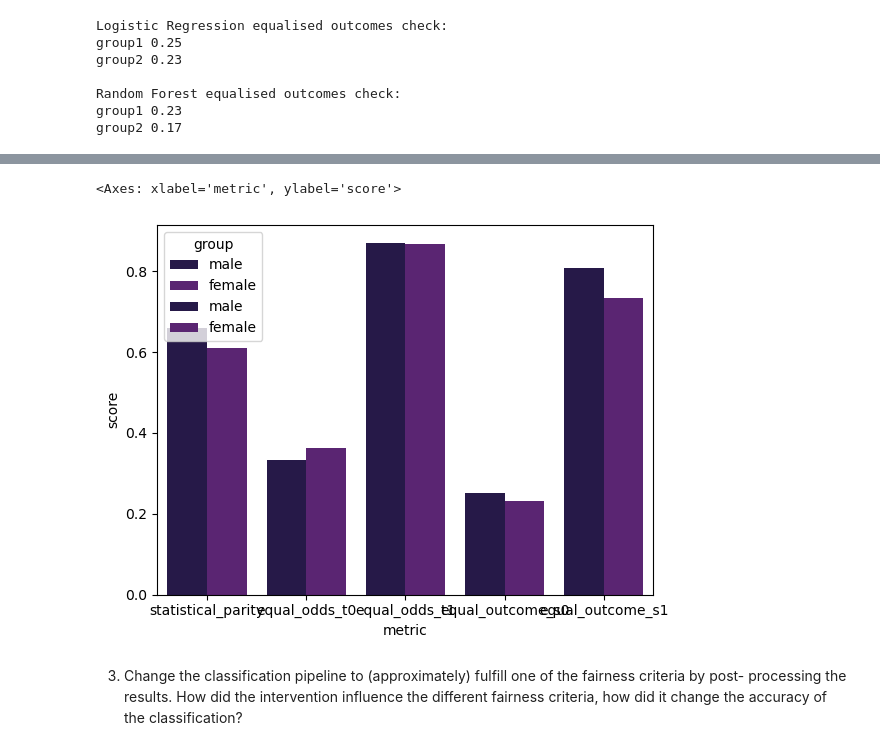
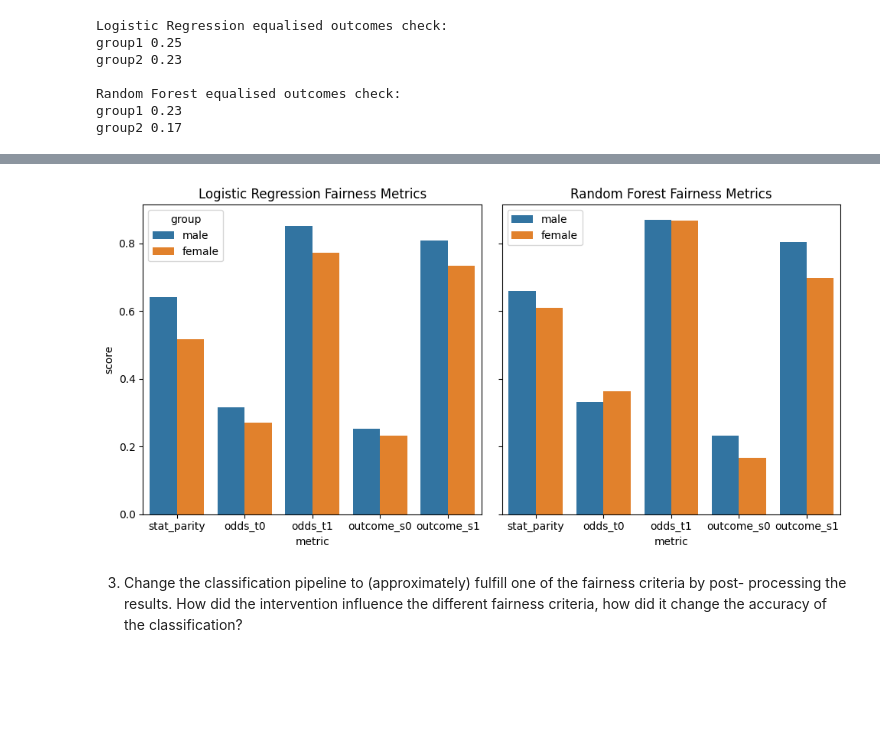
Before and after one commit to Xannadoo/Algorithmic_Fairness_Mandatories, a Jupyter notebook: Mandatory_1/afae24-assignment.ipynb, the cells around one changed output, grey strips where cells are left out. Cells and saved outputs as stored; diff of their text form; code cells hidden in the pictures; blank space fills up the shorter version.

Commit message:
now with better graphs

```diff
--- a/Mandatory_1/afae24-assignment.ipynb
+++ b/Mandatory_1/afae24-assignment.ipynb
@@ -121,7 +121,8 @@ import shap
 seed = 23
 
 #set colormap
-sns.set_palette(palette="magma")
+col_map = "tab10"
+sns.set_palette(palette=col_map)
 # %% [markdown]
 ## Task 1 (Classifiers and fairness considerations)
 1. Starting from the template, train two different classifiers on the training data: a white-box
@@ -465,20 +466,29 @@ NameError: name 'LRclf' is not defined
 LRmetric = fairness_df(metric_names, metric_scores(classifier = LRclf, data = X_test))
 RFmetric = fairness_df(metric_names, metric_scores(classifier = RFclf, data = X_test_RF))
 # %%
-sns.barplot(data = LRmetric
-            ,x = 'metric'
-            ,y = 'score',
-            hue="group"
+_, ax = plt.subplots(1,2, figsize=(10,5), sharey=True)
+
+sns.barplot(data = LRmetric,
+            x = 'metric',
+            y = 'score',
+            hue="group",
+            ax=ax[0]
             )
 
-sns.barplot(data = RFmetric
-            ,x = 'metric'
-            ,y = 'score',
-            hue="group"
+sns.barplot(data = RFmetric,
+            x = 'metric',
+            y = 'score',
+            hue="group",
+            ax=ax[1]
             )
+
+plt.legend()
+ax[0].set_title("Logistic Regression Fairness Metrics")
+ax[1].set_title("Random Forest Fairness Metrics")
+plt.tight_layout()
+plt.savefig("img/fairness_checks_bars.png", format="png");
 # %% [output]
-<Axes: xlabel='metric', ylabel='score'>
-[figure, old version]
+[figure, new version]
 # %% [markdown]
 3. Change the classification pipeline to (approximately) fulfill one of the fairness criteria by post-
 processing the results. How did the intervention influence the different fairness criteria, how
```
Also changed, not shown: parts of 21 cells of this notebook, 14 other files.
